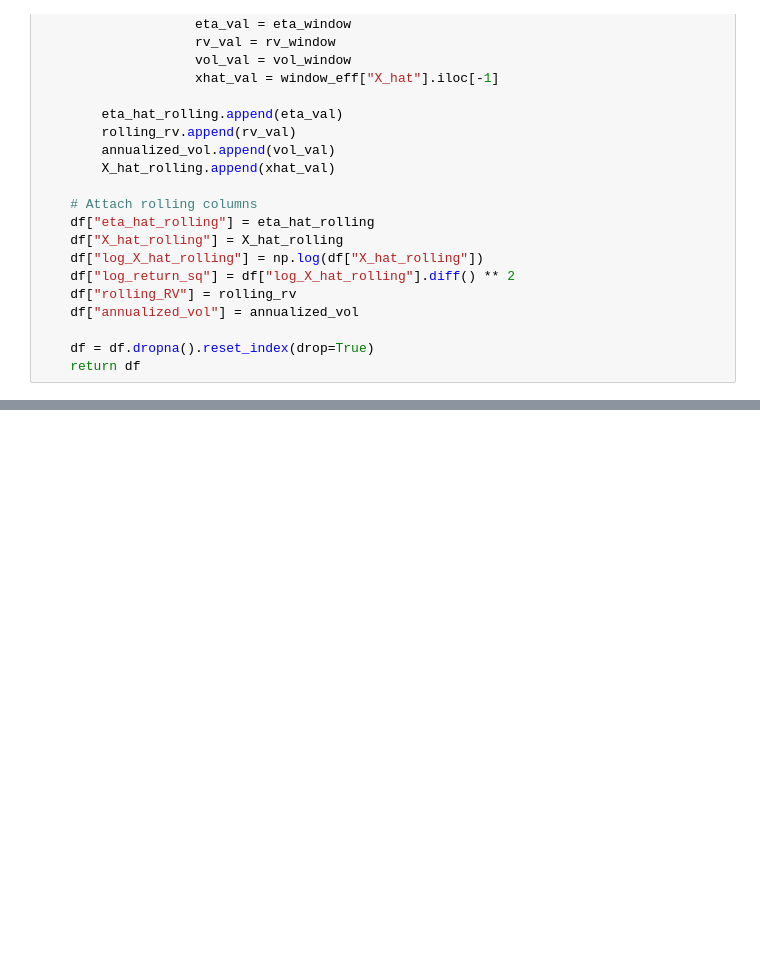
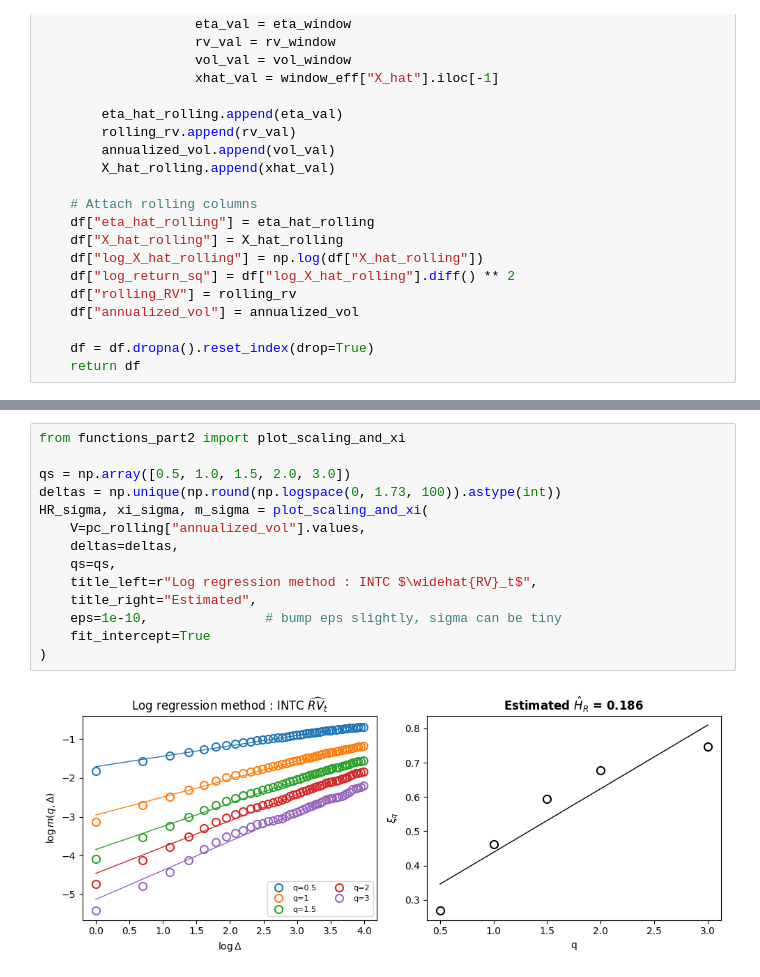
Before and after one commit to archer-paul/DeepQR-Microstructure, a Jupyter notebook: volatility.ipynb, the cells around one changed output, grey strips where cells are left out. Saved outputs shown, nothing was run; the diff lists cells and outputs as text; blank space fills up the shorter version.

Commit message:
Added Rough Hestimator
- Deux nouveaux fichier de fonction d'un travail précédent
- Hestimation de la roughness de la vol avec methode de Gatheral

```diff
--- a/volatility.ipynb
+++ b/volatility.ipynb
@@ -291,0 +288,16 @@ plt.show()
+# %%
+from functions_part2 import plot_scaling_and_xi
+
+qs = np.array([0.5, 1.0, 1.5, 2.0, 3.0])
+deltas = np.unique(np.round(np.logspace(0, 1.73, 100)).astype(int))
+HR_sigma, xi_sigma, m_sigma = plot_scaling_and_xi(
+    V=pc_rolling["annualized_vol"].values,
+    deltas=deltas,
+    qs=qs,
+    title_left=r"Log regression method : INTC $\widehat{RV}_t$",
+    title_right="Estimated",
+    eps=1e-10,               # bump eps slightly, sigma can be tiny
+    fit_intercept=True
+)
+# %% [output]
+[figure, added]
```
Also changed, not shown: parts of 3 cells of this notebook, 3 other files.
